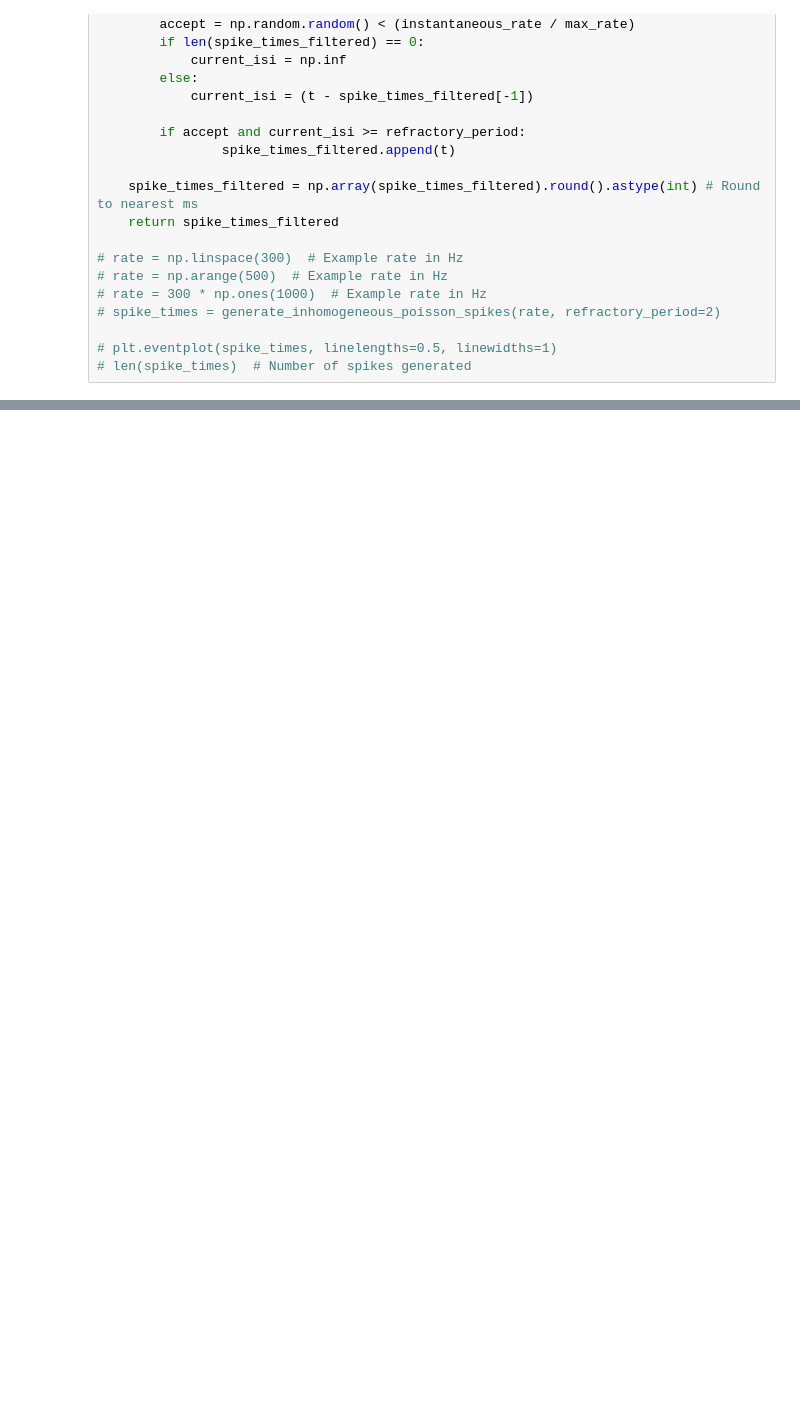
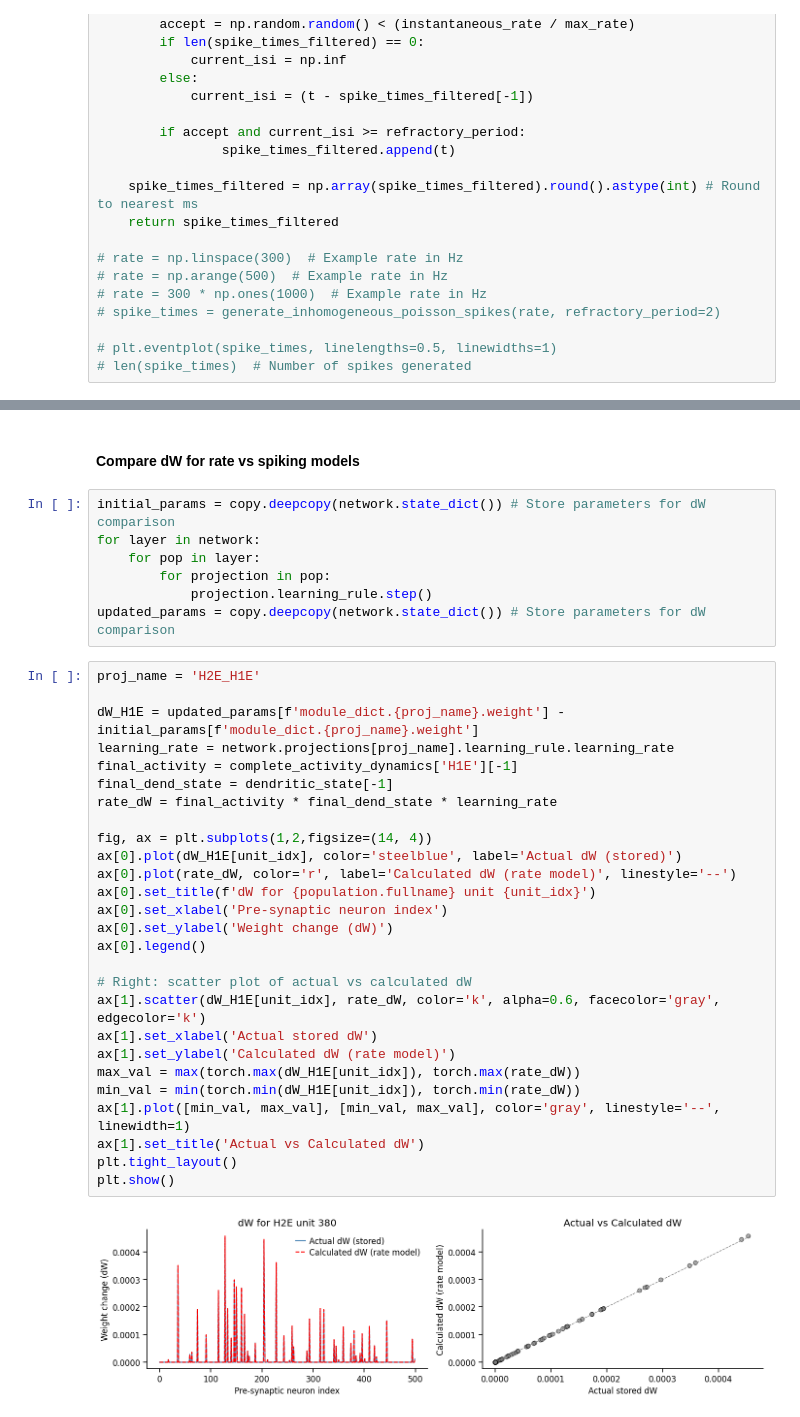
Before and after one commit to Milstein-Lab/EIANN, a Jupyter notebook: docs/Galloni_etal_2025/spiking_example.ipynb, the cells around one changed output, grey strips where cells are left out. Cells and saved outputs as stored; diff of their text form; blank space fills up the shorter version.

```diff
--- a/docs/Galloni_etal_2025/spiking_example.ipynb
+++ b/docs/Galloni_etal_2025/spiking_example.ipynb
@@ -409,0 +412,38 @@ plt.show()
+# %% [markdown]
+#### Compare dW for rate vs spiking models
+# %%
+initial_params = copy.deepcopy(network.state_dict()) # Store parameters for dW comparison
+for layer in network:
+    for pop in layer:
+        for projection in pop:
+            projection.learning_rule.step()
+updated_params = copy.deepcopy(network.state_dict()) # Store parameters for dW comparison
+# %%
+proj_name = 'H2E_H1E'
+
+dW_H1E = updated_params[f'module_dict.{proj_name}.weight'] - initial_params[f'module_dict.{proj_name}.weight']
+learning_rate = network.projections[proj_name].learning_rule.learning_rate
+final_activity = complete_activity_dynamics['H1E'][-1]
+final_dend_state = dendritic_state[-1]
+rate_dW = final_activity * final_dend_state * learning_rate
+
+fig, ax = plt.subplots(1,2,figsize=(14, 4))
+ax[0].plot(dW_H1E[unit_idx], color='steelblue', label='Actual dW (stored)')
+ax[0].plot(rate_dW, color='r', label='Calculated dW (rate model)', linestyle='--')
+ax[0].set_title(f'dW for {population.fullname} unit {unit_idx}')
+ax[0].set_xlabel('Pre-synaptic neuron index')
+ax[0].set_ylabel('Weight change (dW)')
+ax[0].legend()
+
+# Right: scatter plot of actual vs calculated dW
+ax[1].scatter(dW_H1E[unit_idx], rate_dW, color='k', alpha=0.6, facecolor='gray', edgecolor='k')
+ax[1].set_xlabel('Actual stored dW')
+ax[1].set_ylabel('Calculated dW (rate model)')
+max_val = max(torch.max(dW_H1E[unit_idx]), torch.max(rate_dW))
+min_val = min(torch.min(dW_H1E[unit_idx]), torch.min(rate_dW))
+ax[1].plot([min_val, max_val], [min_val, max_val], color='gray', linestyle='--', linewidth=1)
+ax[1].set_title('Actual vs Calculated dW')
+plt.tight_layout()
+plt.show()
+# %% [output]
+[figure, added]
```
Also changed, not shown: parts of 7 cells of this notebook.
